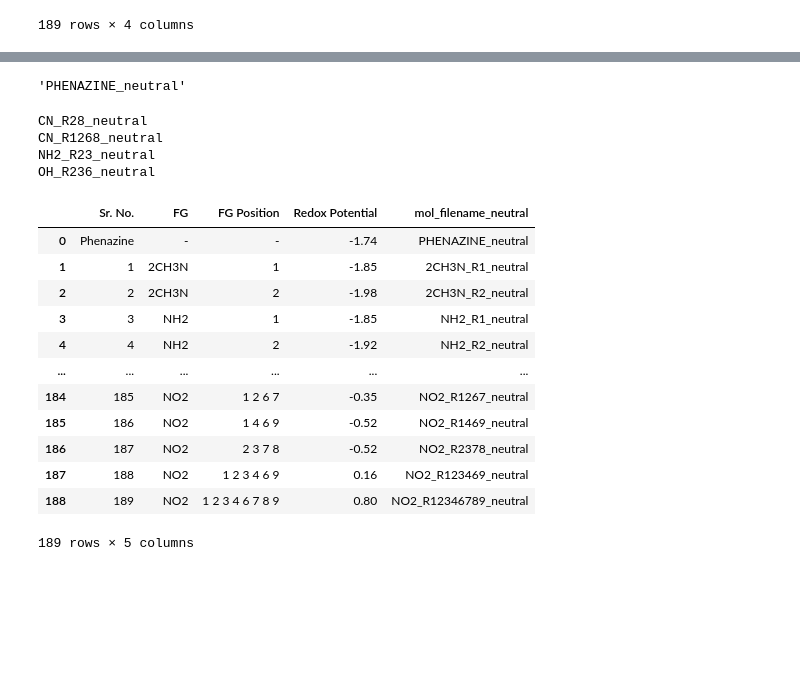
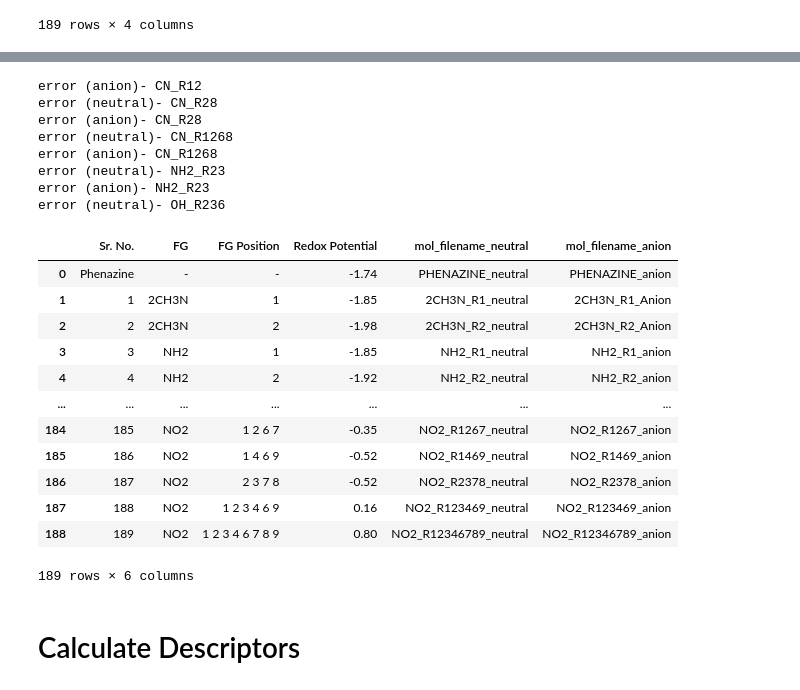
Before and after one commit to siddharth-ncl-work/miscellaneous, a Jupyter notebook: machine_learning_project_ideas/1/extract_data.ipynb, the cells around one changed output, grey strips where cells are left out. Drawn from its saved outputs; the diff is of its cells as text; code cells hidden in the pictures; blank space fills up the shorter version.

```diff
--- a/machine_learning_project_ideas/1/extract_data.ipynb
+++ b/machine_learning_project_ideas/1/extract_data.ipynb
@@ -56,7 +59,3 @@ mol_dict_xyz['PHENAZINE_neutral']
-# %%
-next(iter(mol_dict_xyz.keys()))
-# %% [output]
-'PHENAZINE_neutral'
 # %%
 from openbabel import pybel
 
@@ -70,37 +69,55 @@ for k,v in mol_dict_xyz.items():
 # %%
-mol_filenames_neutral=data['FG']+data['FG Position'].apply(lambda x:'_R'+''.join(x.split())+'_neutral')
-mol_filenames_neutral[0]='Phenazine_neutral'
+mol_filenames=data['FG']+data['FG Position'].apply(lambda x:'_R'+''.join(x.split()))
+mol_filenames[0]='Phenazine'
+mol_filename_neutral=[]
+mol_filename_anion=[]
 
-for idx,filename in enumerate(mol_filenames_neutral):
-    found_key=None
+for filename in mol_filenames:
+    neutral_key=None
+    anion_key=None
     for key in mol_dict_xyz.keys():
-        if filename.lower() == key.lower():
-            found_key=key
-            mol_filenames_neutral[idx]=key
+        if (filename+'_neutral').lower() == key.lower():
+            neutral_key=key
+            mol_filename_neutral.append(neutral_key)
             break
-    if found_key is None:
-        mol_filenames_neutral[idx]=np.nan
-        print(filename)
-mol_filenames_neutral
-data['mol_filename_neutral']=mol_filenames_neutral
+    if neutral_key is None:
+        mol_filename_neutral.append(np.nan)
+        print('error (neutral)- '+filename)
+    for key in mol_dict_xyz.keys():
+        if (filename+'_anion').lower() == key.lower():
+            anion_key=key
+            mol_filename_anion.append(anion_key)
+            break
+    if anion_key is None:
+        mol_filename_anion.append(np.nan)
+        print('error (anion)- '+filename)
+
+data['mol_filename_neutral']=mol_filename_neutral
+data['mol_filename_anion']=mol_filename_anion
 data
 # %% [output]
-CN_R28_neutral
-CN_R1268_neutral
-NH2_R23_neutral
-OH_R236_neutral
+error (anion)- CN_R12
+error (neutral)- CN_R28
+error (anion)- CN_R28
+error (neutral)- CN_R1268
+error (anion)- CN_R1268
+error (neutral)- NH2_R23
+error (anion)- NH2_R23
+error (neutral)- OH_R236
-|  | Sr. No. | FG | FG Position | Redox Potential | mol_filename_neutral |
-| 0 | Phenazine | - | - | -1.74 | PHENAZINE_neutral |
-| 1 | 1 | 2CH3N | 1 | -1.85 | 2CH3N_R1_neutral |
-| 2 | 2 | 2CH3N | 2 | -1.98 | 2CH3N_R2_neutral |
-| 3 | 3 | NH2 | 1 | -1.85 | NH2_R1_neutral |
-| 4 | 4 | NH2 | 2 | -1.92 | NH2_R2_neutral |
-| ... | ... | ... | ... | ... | ... |
-| 184 | 185 | NO2 | 1 2 6 7 | -0.35 | NO2_R1267_neutral |
-| 185 | 186 | NO2 | 1 4 6 9 | -0.52 | NO2_R1469_neutral |
-| 186 | 187 | NO2 | 2 3 7 8 | -0.52 | NO2_R2378_neutral |
-| 187 | 188 | NO2 | 1 2 3 4 6 9 | 0.16 | NO2_R123469_neutral |
-| 188 | 189 | NO2 | 1 2 3 4 6 7 8 9 | 0.80 | NO2_R12346789_neutral |
+|  | Sr. No. | FG | FG Position | Redox Potential | mol_filename_neutral | mol_filename_anion |
+| 0 | Phenazine | - | - | -1.74 | PHENAZINE_neutral | PHENAZINE_anion |
+| 1 | 1 | 2CH3N | 1 | -1.85 | 2CH3N_R1_neutral | 2CH3N_R1_Anion |
+| 2 | 2 | 2CH3N | 2 | -1.98 | 2CH3N_R2_neutral | 2CH3N_R2_Anion |
+| 3 | 3 | NH2 | 1 | -1.85 | NH2_R1_neutral | NH2_R1_anion |
+| 4 | 4 | NH2 | 2 | -1.92 | NH2_R2_neutral | NH2_R2_anion |
+| ... | ... | ... | ... | ... | ... | ... |
+| 184 | 185 | NO2 | 1 2 6 7 | -0.35 | NO2_R1267_neutral | NO2_R1267_anion |
+| 185 | 186 | NO2 | 1 4 6 9 | -0.52 | NO2_R1469_neutral | NO2_R1469_anion |
+| 186 | 187 | NO2 | 2 3 7 8 | -0.52 | NO2_R2378_neutral | NO2_R2378_anion |
+| 187 | 188 | NO2 | 1 2 3 4 6 9 | 0.16 | NO2_R123469_neutral | NO2_R123469_anion |
+| 188 | 189 | NO2 | 1 2 3 4 6 7 8 9 | 0.80 | NO2_R12346789_neutral | NO2_R12346789_anion |
-189 rows × 5 columns
+189 rows × 6 columns
+# %% [markdown]
+# Calculate Descriptors
 # %%
 from rdkit import Chem
```
Also changed, not shown: parts of 11 cells of this notebook, 1 other file.
